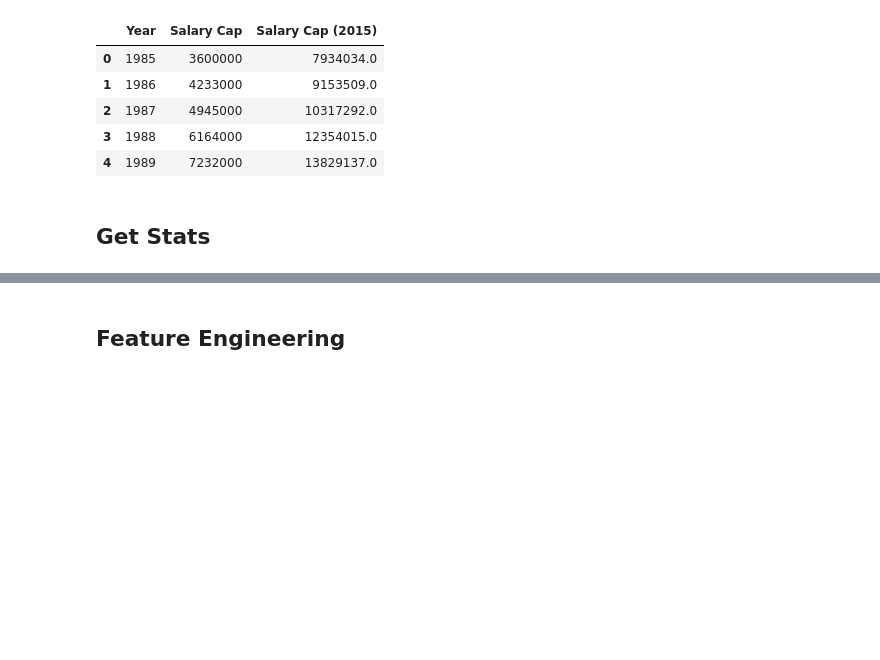
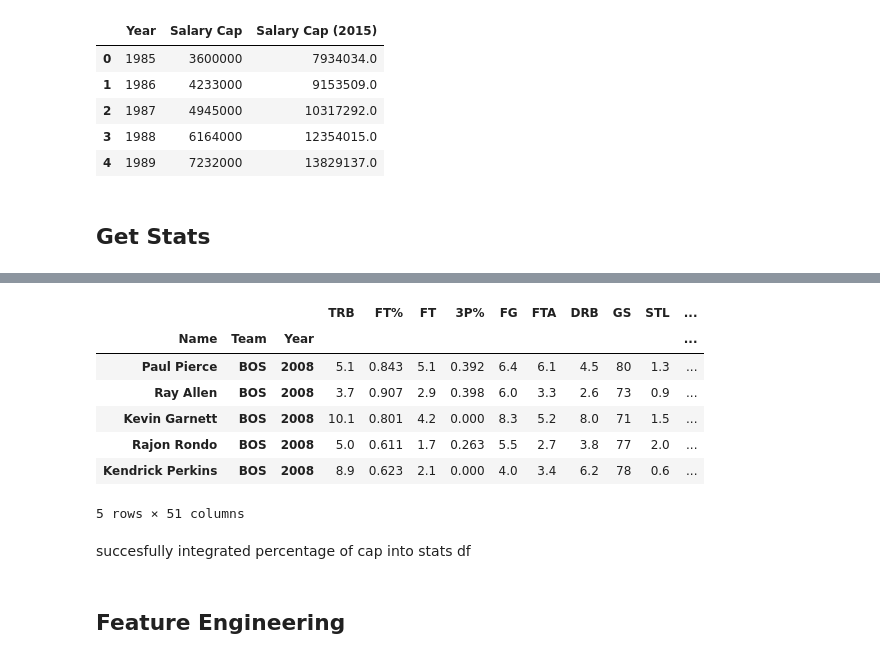
Before and after one commit to max-clarke/basketball_player_valuation, a Jupyter notebook: final_work_redo.ipynb, the cells around one changed output, grey strips where cells are left out. Drawn from its saved outputs; the diff is of its cells as text; code cells hidden in the pictures; blank space fills up the shorter version.

```diff
--- a/final_work_redo.ipynb
+++ b/final_work_redo.ipynb
@@ -100,3 +78,21 @@ for year in range(2008, 2019):
+# %%
+# set index to join (year)
+df_caps.set_index('Year', inplace=True)
+poc = [df_stats.loc[ix]['Salary'] / df_caps.loc[str(ix[2]), 'Salary Cap'] for ix in df_stats.index]
+df_stats['Percentage of Cap'] = poc
+# %%
+df_stats.head()
+# %% [output]
+|  |  |  | TRB | FT% | FT | 3P% | FG | FTA | DRB | GS | STL | ... |
+| Name | Team | Year |  |  |  |  |  |  |  |  |  | ... |
+| Paul Pierce | BOS | 2008 | 5.1 | 0.843 | 5.1 | 0.392 | 6.4 | 6.1 | 4.5 | 80 | 1.3 | ... |
+| Ray Allen | BOS | 2008 | 3.7 | 0.907 | 2.9 | 0.398 | 6.0 | 3.3 | 2.6 | 73 | 0.9 | ... |
+| Kevin Garnett | BOS | 2008 | 10.1 | 0.801 | 4.2 | 0.000 | 8.3 | 5.2 | 8.0 | 71 | 1.5 | ... |
+| Rajon Rondo | BOS | 2008 | 5.0 | 0.611 | 1.7 | 0.263 | 5.5 | 2.7 | 3.8 | 77 | 2.0 | ... |
+| Kendrick Perkins | BOS | 2008 | 8.9 | 0.623 | 2.1 | 0.000 | 4.0 | 3.4 | 6.2 | 78 | 0.6 | ... |
+5 rows × 51 columns
+# %% [markdown]
+succesfully integrated percentage of cap into stats df
 # %% [markdown]
 ## Feature Engineering
 # %%
```
Also changed, not shown: parts of 29 cells of this notebook, 2 other files.
